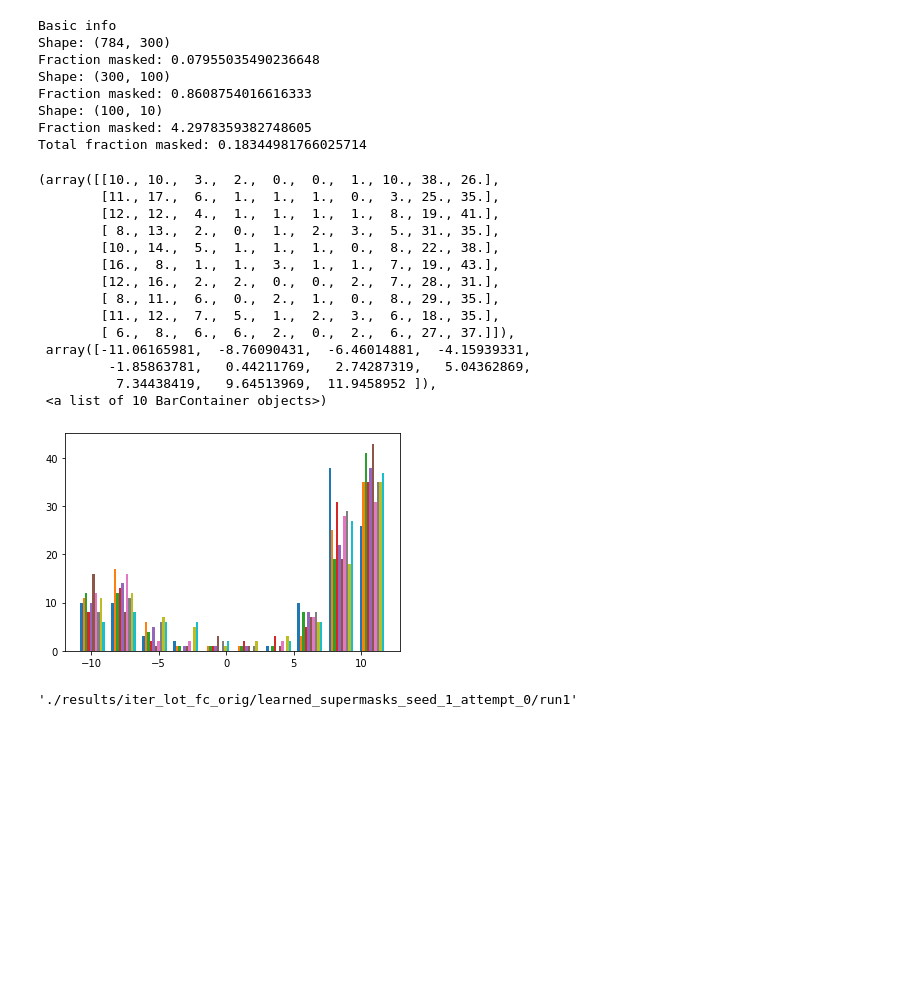
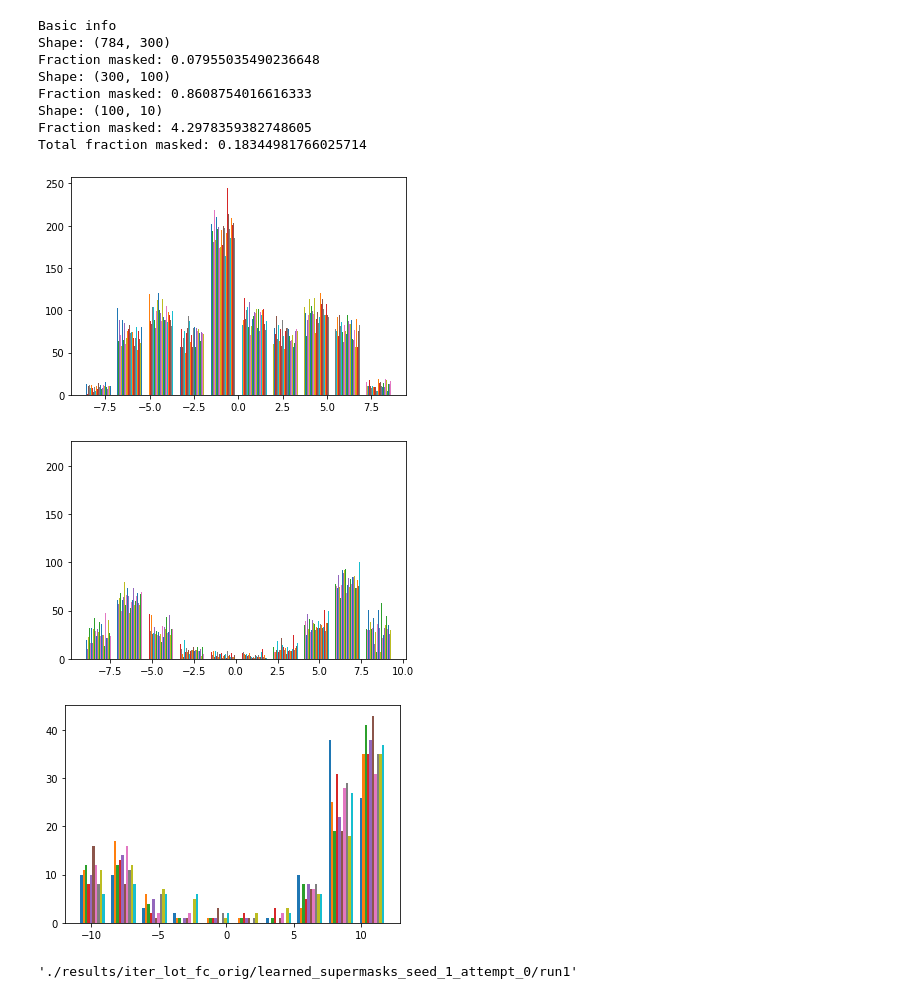
Before and after one commit to alexcdot/deconstructing-lottery-tickets, a Jupyter notebook: mask_analysis.ipynb, the cells around one changed output. Cells and saved outputs as stored; diff of their text form; code cells hidden in the pictures; blank space fills up the shorter version.

```diff
--- a/mask_analysis.ipynb
+++ b/mask_analysis.ipynb
@@ -131,23 +131,16 @@ Fraction masked: 4.2978359382748605
 Total fraction masked: 0.18344981766025714
 # %%
 import matplotlib.pyplot as plt
+plt.hist(mask_layers[-3])
+plt.show()
+plt.hist(mask_layers[-2])
+plt.show()
 plt.hist(mask_layers[-1])
+plt.show()
 # %% [output]
-(array([[10., 10.,  3.,  2.,  0.,  0.,  1., 10., 38., 26.],
-        [11., 17.,  6.,  1.,  1.,  1.,  0.,  3., 25., 35.],
-        [12., 12.,  4.,  1.,  1.,  1.,  1.,  8., 19., 41.],
-        [ 8., 13.,  2.,  0.,  1.,  2.,  3.,  5., 31., 35.],
-        [10., 14.,  5.,  1.,  1.,  1.,  0.,  8., 22., 38.],
-        [16.,  8.,  1.,  1.,  3.,  1.,  1.,  7., 19., 43.],
-        [12., 16.,  2.,  2.,  0.,  0.,  2.,  7., 28., 31.],
-        [ 8., 11.,  6.,  0.,  2.,  1.,  0.,  8., 29., 35.],
-        [11., 12.,  7.,  5.,  1.,  2.,  3.,  6., 18., 35.],
-        [ 6.,  8.,  6.,  6.,  2.,  0.,  2.,  6., 27., 37.]]),
- array([-11.06165981,  -8.76090431,  -6.46014881,  -4.15939331,
-         -1.85863781,   0.44211769,   2.74287319,   5.04362869,
-          7.34438419,   9.64513969,  11.9458952 ]),
- <a list of 10 BarContainer objects>)
-[figure, old version]
+[figure, new version]
+[figure, added]
+[figure, added]
 # %%
 args.method = 'large_final_same_sign'
 args.prev_weights = args.init_weights_h5
```
Also changed, not shown: parts of 3 cells of this notebook.
